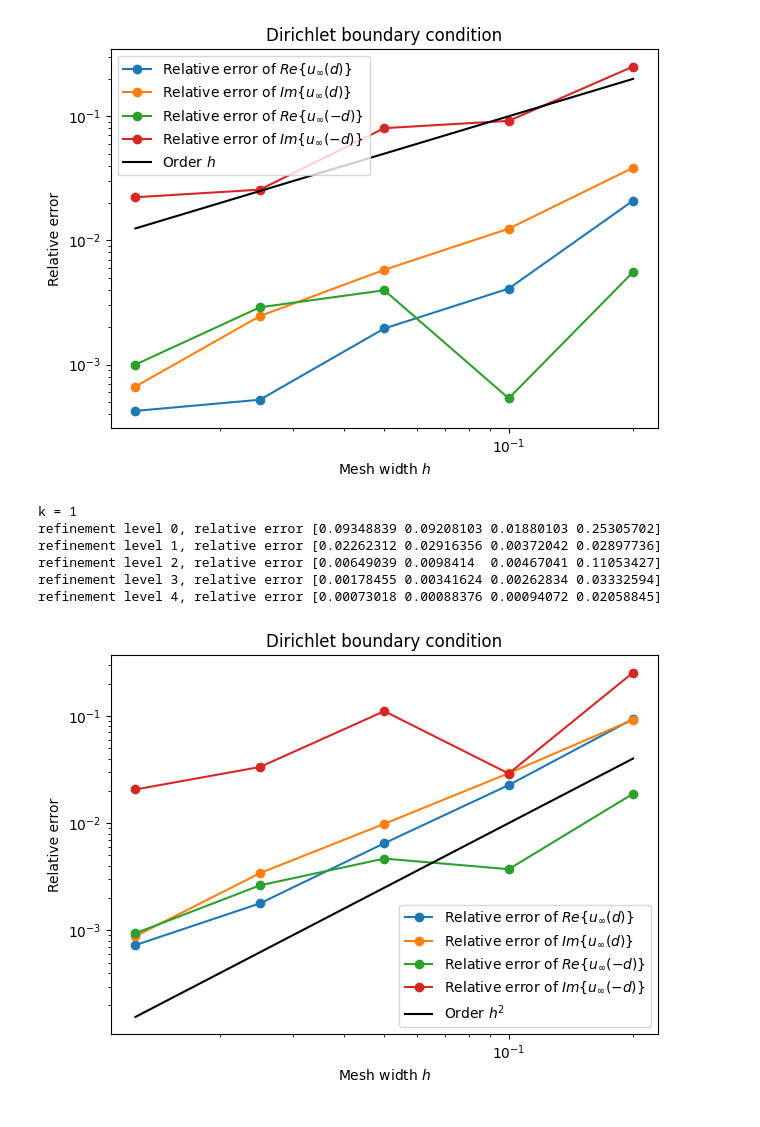
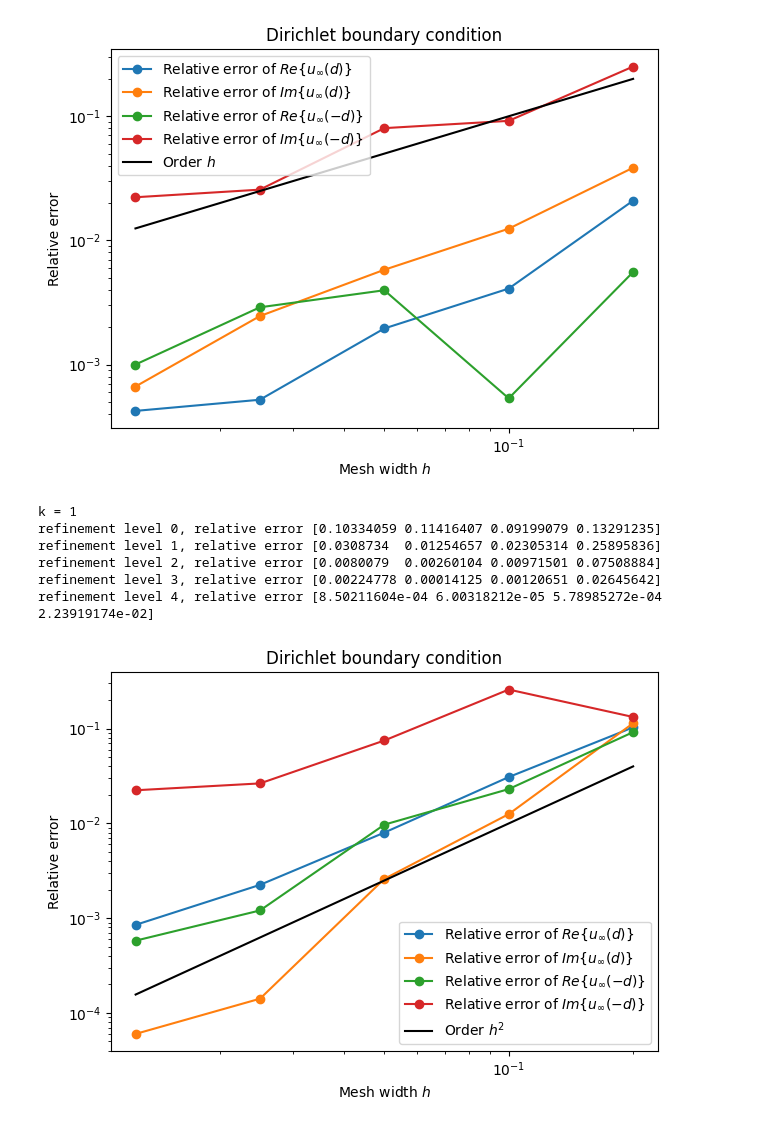
Before and after one commit to gninr/scattering, a Jupyter notebook: plane_wave.ipynb, the cells around one changed output. Drawn from its saved outputs; the diff is of its cells as text; code cells hidden in the pictures.

```diff
--- a/plane_wave.ipynb
+++ b/plane_wave.ipynb
@@ -82,7 +129,7 @@ plot_mesh(mesh)
 [figure]
 # %%
 k = 1
-omega = k * c
+d = fd.Constant((1., 0.))
 x = fd.SpatialCoordinate(mesh)
 kdx = k * fd.dot(d, x)
 inc = fd.as_vector((fd.cos(kdx), fd.sin(kdx)))
@@ -133,15 +181,15 @@ Im{u_inf(d)} = 0.6576794892152008
 # %%
-u_inf = far_field(k, uh, np.pi, inc)
+u_inf = far_field(k, uh, -d)
 print("Mesh-boundary-based:")
 print("Re{u_inf(d)} =", u_inf[0])
 print("Im{u_inf(d)} =", u_inf[1])
 
-u_inf = far_field(k, uh, np.pi, inc, boundary=4)
+u_inf = far_field(k, uh, -d, boundary=4)
 print("Arbitrary-boundary-based:")
 print("Re{u_inf(d)} =", u_inf[0])
 print("Im{u_inf(d)} =", u_inf[1])
 
-u_inf = far_field_vol(k, uh, np.pi, R0, R1, inc)
+u_inf = far_field_vol(k, uh, -d, R0, R1)
 print("Volume-based:")
 print("Re{u_inf(d)} =", u_inf[0])
 print("Im{u_inf(d)} =", u_inf[1])
@@ -195,8 +247,8 @@ for level in levels:
     uh = solve(m, k, a0, a1, b0, b1, g, annular=annular)
 
     u_inf = np.empty(4)
-    u_inf[0], u_inf[1] = far_field(k, uh, 0, inc)
-    u_inf[2], u_inf[3] = far_field(k, uh, np.pi, inc)
+    u_inf[0], u_inf[1] = far_field(k, uh, d)
+    u_inf[2], u_inf[3] = far_field(k, uh, -d)
     rel_err = np.abs((u_inf - u_inf_ref) / u_inf_ref)
     print(f"refinement level {level}, relative error {rel_err}")
     errors.append(rel_err)
@@ -238,8 +290,8 @@ for level in levels:
     uh = solve(m, k, a0, a1, b0, b1, g, annular=annular)
 
     u_inf = np.empty(4)
-    u_inf[0], u_inf[1] = far_field(k, uh, 0, inc, boundary=4)
-    u_inf[2], u_inf[3] = far_field(k, uh, np.pi, inc, boundary=4)
+    u_inf[0], u_inf[1] = far_field(k, uh, d, boundary=4)
+    u_inf[2], u_inf[3] = far_field(k, uh, -d, boundary=4)
     rel_err = np.abs((u_inf - u_inf_ref) / u_inf_ref)
     print(f"refinement level {level}, relative error {rel_err}")
     errors.append(rel_err)
@@ -275,38 +327,38 @@ for level in levels:
     m = mesh_hierarchy[level]
     x = fd.SpatialCoordinate(m)
     kdx = k * fd.dot(d, x)
     inc = fd.as_vector((fd.cos(kdx), fd.sin(kdx)))
     g = -inc
 
     uh = solve(m, k, a0, a1, b0, b1, g, annular=annular)
 
     u_inf = np.empty(4)
-    u_inf[0], u_inf[1] = far_field_vol(k, uh, 0, R0, R1, inc)
-    u_inf[2], u_inf[3] = far_field_vol(k, uh, np.pi, R0, R1, inc)
+    u_inf[0], u_inf[1] = far_field_vol(k, uh, d, R0, R1)
+    u_inf[2], u_inf[3] = far_field_vol(k, uh, -d, R0, R1)
     rel_err = np.abs((u_inf - u_inf_ref) / u_inf_ref)
     print(f"refinement level {level}, relative error {rel_err}")
     errors.append(rel_err)
 errors = np.array(errors)
 plt.loglog(hs, errors[:, 0], "-o",
            label=r"Relative error of $Re\{u_\infty(d)\}$")
 plt.loglog(hs, errors[:, 1], "-o",
            label=r"Relative error of $Im\{u_\infty(d)\}$")
 plt.loglog(hs, errors[:, 2], "-o",
            label=r"Relative error of $Re\{u_\infty(-d)\}$")
 plt.loglog(hs, errors[:, 3], "-o",
            label=r"Relative error of $Im\{u_\infty(-d)\}$")
 
 plt.loglog(hs, hs**2, "k", label=r"Order $h^2$")
 plt.legend()
 plt.xlabel(r"Mesh width $h$")
 plt.ylabel("Relative error")
 plt.title("Dirichlet boundary condition")
 plt.tight_layout()
 # %% [output]
 k = 1
-refinement level 0, relative error [0.09348839 0.09208103 0.01880103 0.25305702]
-refinement level 1, relative error [0.02262312 0.02916356 0.00372042 0.02897736]
-refinement level 2, relative error [0.00649039 0.0098414  0.00467041 0.11053427]
-refinement level 3, relative error [0.00178455 0.00341624 0.00262834 0.03332594]
-refinement level 4, relative error [0.00073018 0.00088376 0.00094072 0.02058845]
+refinement level 0, relative error [0.10334059 0.11416407 0.09199079 0.13291235]
+refinement level 1, relative error [0.0308734  0.01254657 0.02305314 0.25895836]
+refinement level 2, relative error [0.0080079  0.00260104 0.00971501 0.07508884]
+refinement level 3, relative error [0.00224778 0.00014125 0.00120651 0.02645642]
+refinement level 4, relative error [8.50211604e-04 6.00318212e-05 5.78985272e-04 2.23919174e-02]
-[figure, old version]
+[figure, new version]
```
Also changed, not shown: parts of 15 cells of this notebook, 3 other files.
